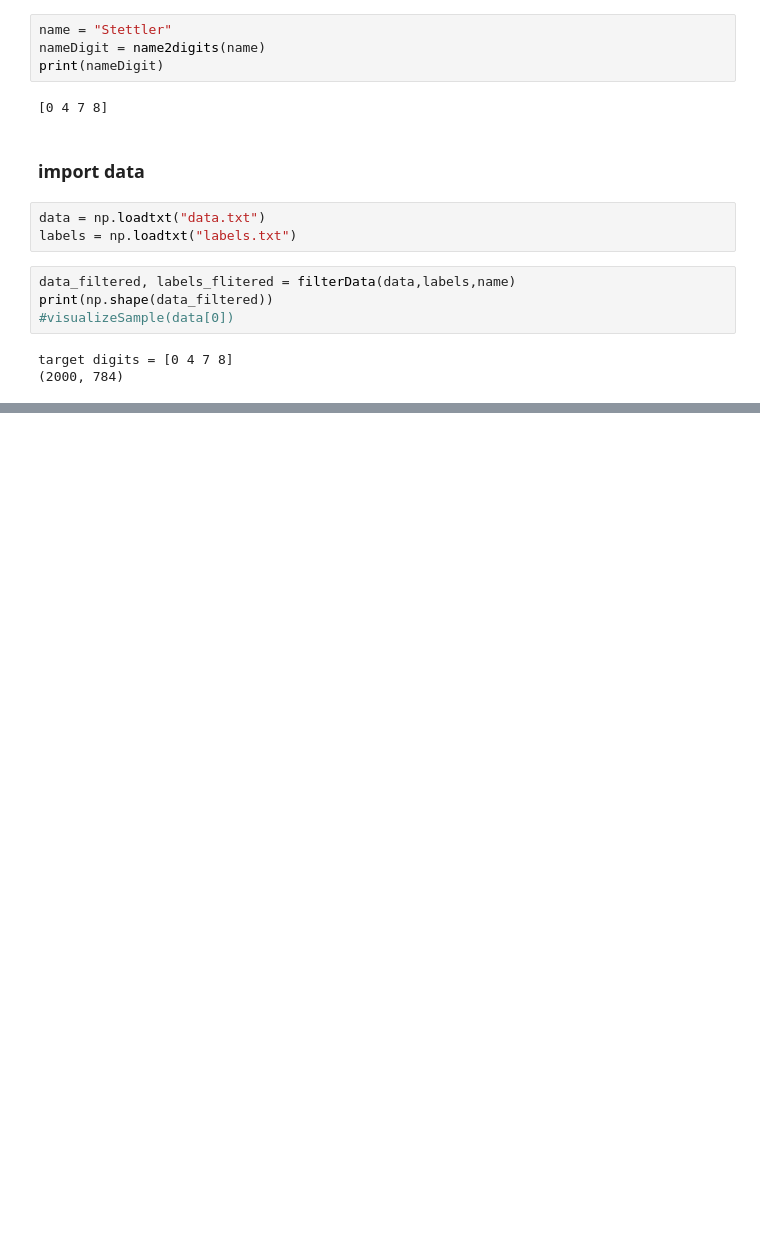
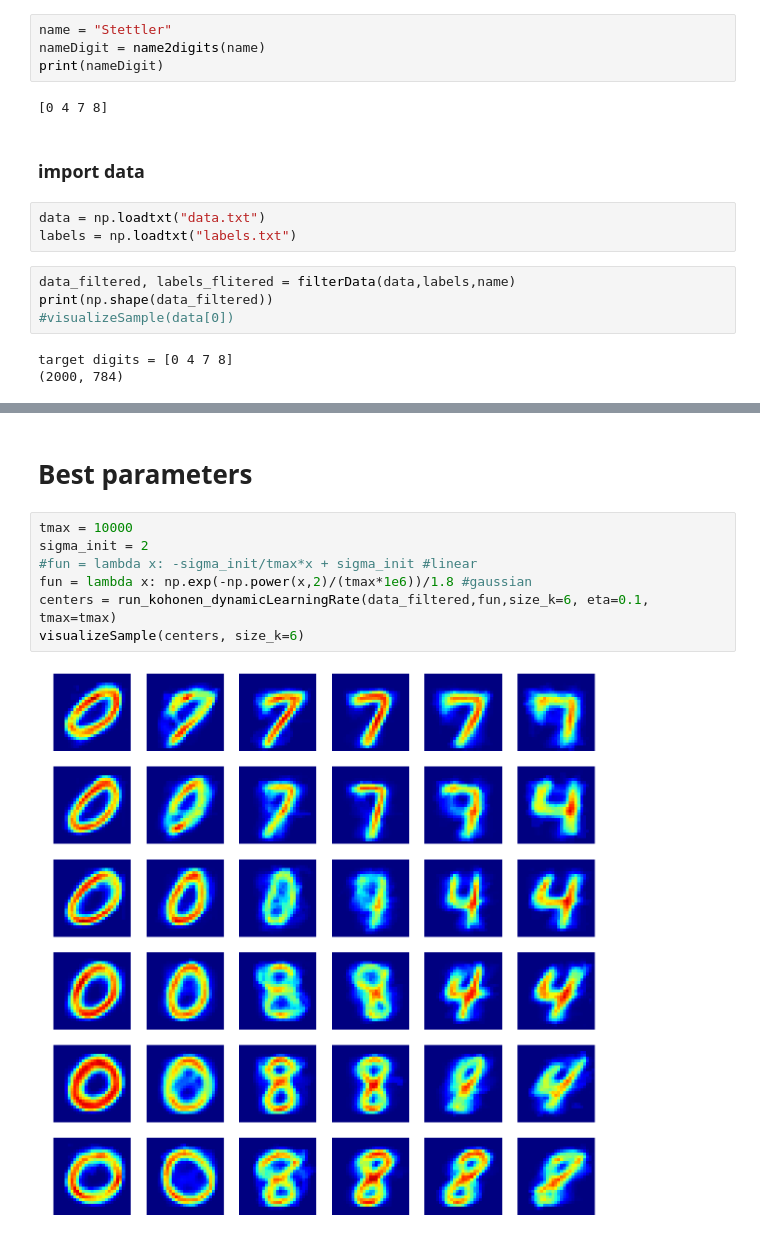
Before and after one commit to michaelStettler/Unsupe1, a Jupyter notebook: Unspe1.ipynb, the cells around one changed output, grey strips where cells are left out. Drawn from its saved outputs; the diff is of its cells as text; blank space fills up the shorter version.

```diff
--- a/Unspe1.ipynb
+++ b/Unspe1.ipynb
@@ -51,0 +75,11 @@ NameError: name 'samples' is not defined
+# %% [markdown]
+# Best parameters
+# %%
+tmax = 10000
+sigma_init = 2
+#fun = lambda x: -sigma_init/tmax*x + sigma_init #linear
+fun = lambda x: np.exp(-np.power(x,2)/(tmax*1e6))/1.8 #gaussian
+centers = run_kohonen_dynamicLearningRate(data_filtered,fun,size_k=6, eta=0.1, tmax=tmax)
+visualizeSample(centers, size_k=6)
+# %% [output]
+[figure, added]
```
Also changed, not shown: parts of 9 cells of this notebook, 2 other files.
